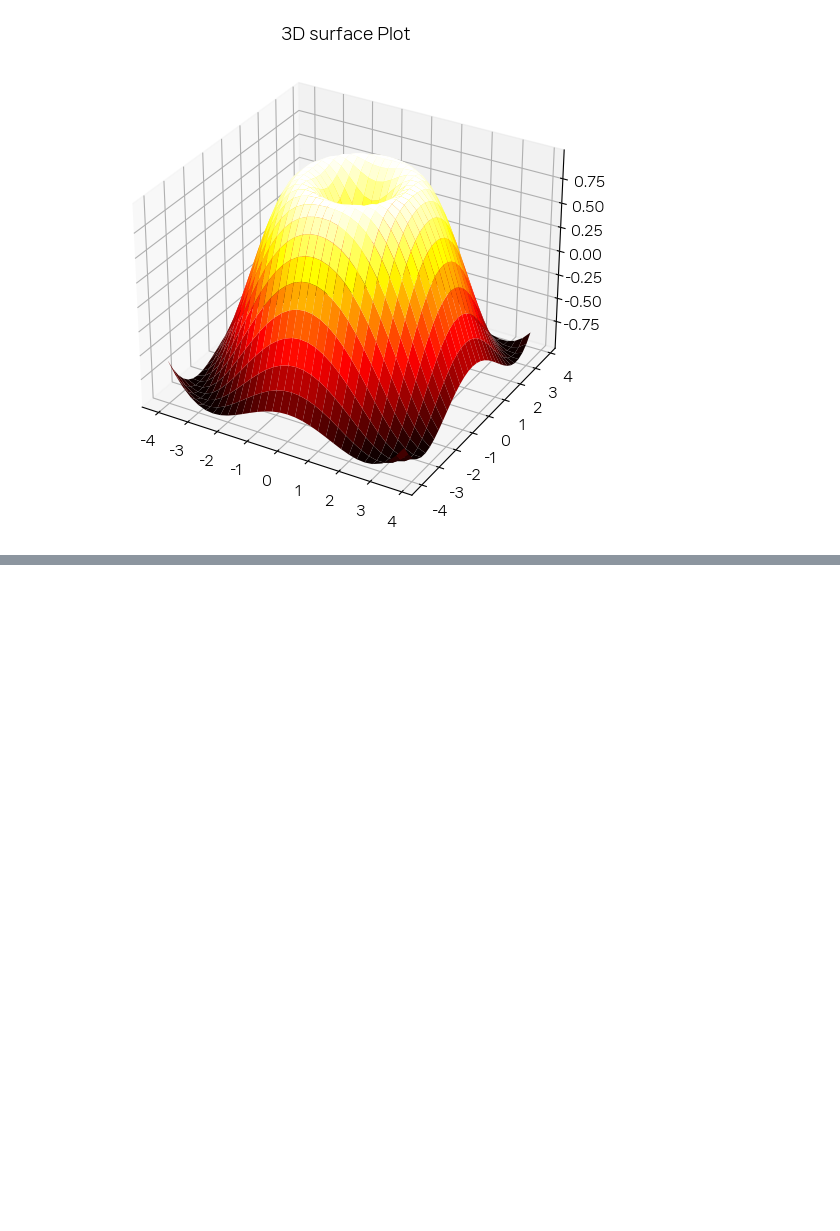
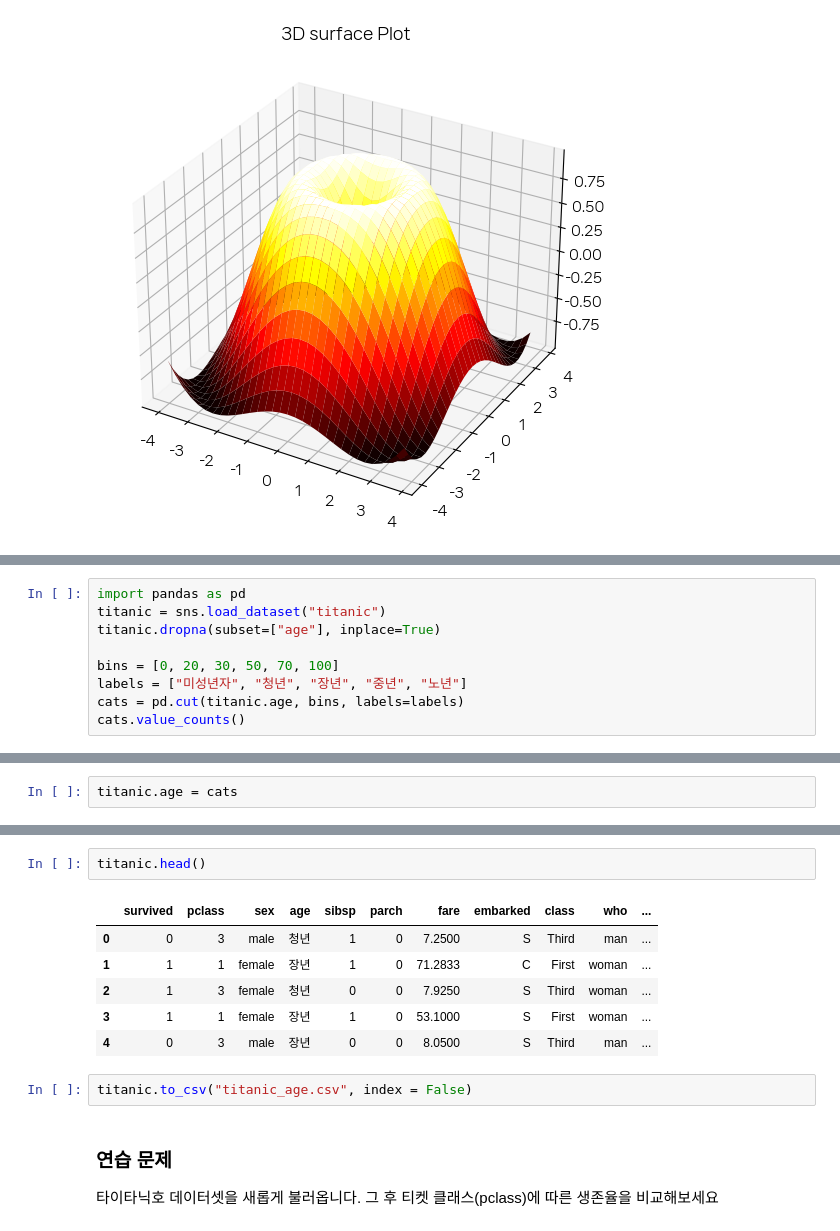
Before and after one commit to i-am-not-kangjik/playdata, a Jupyter notebook: playdata_python/matplotlib.ipynb, the cells around one changed output, grey strips where cells are left out. Drawn from its saved outputs; the diff is of its cells as text; blank space fills up the shorter version.

Commit message:
python day15 pandas 연습문제 추가

```diff
--- a/playdata_python/matplotlib.ipynb
+++ b/playdata_python/matplotlib.ipynb
@@ -600,0 +604,9 @@ plt.show()
+# %%
+import pandas as pd
+titanic = sns.load_dataset("titanic")
+titanic.dropna(subset=["age"], inplace=True)
+
+bins = [0, 20, 30, 50, 70, 100]
+labels = ["미성년자", "청년", "장년", "중년", "노년"]
+cats = pd.cut(titanic.age, bins, labels=labels)
+cats.value_counts()
@@ -600,0 +620,2 @@ plt.show()
+# %%
+titanic.age = cats
@@ -600,0 +632,14 @@ plt.show()
+# %%
+titanic.head()
+# %% [output]
+|  | survived | pclass | sex | age | sibsp | parch | fare | embarked | class | who | ... |
+| 0 | 0 | 3 | male | 청년 | 1 | 0 | 7.2500 | S | Third | man | ... |
+| 1 | 1 | 1 | female | 장년 | 1 | 0 | 71.2833 | C | First | woman | ... |
+| 2 | 1 | 3 | female | 청년 | 0 | 0 | 7.9250 | S | Third | woman | ... |
+| 3 | 1 | 1 | female | 장년 | 1 | 0 | 53.1000 | S | First | woman | ... |
+| 4 | 0 | 3 | male | 장년 | 0 | 0 | 8.0500 | S | Third | man | ... |
+# %%
+titanic.to_csv("titanic_age.csv", index = False)
+# %% [markdown]
+### 연습 문제
+타이타닉호 데이터셋을 새롭게 불러옵니다. 그 후 티켓 클래스(pclass)에 따른 생존율을 비교해보세요
```
Also changed, not shown: parts of 8 cells of this notebook, 1 other file.
